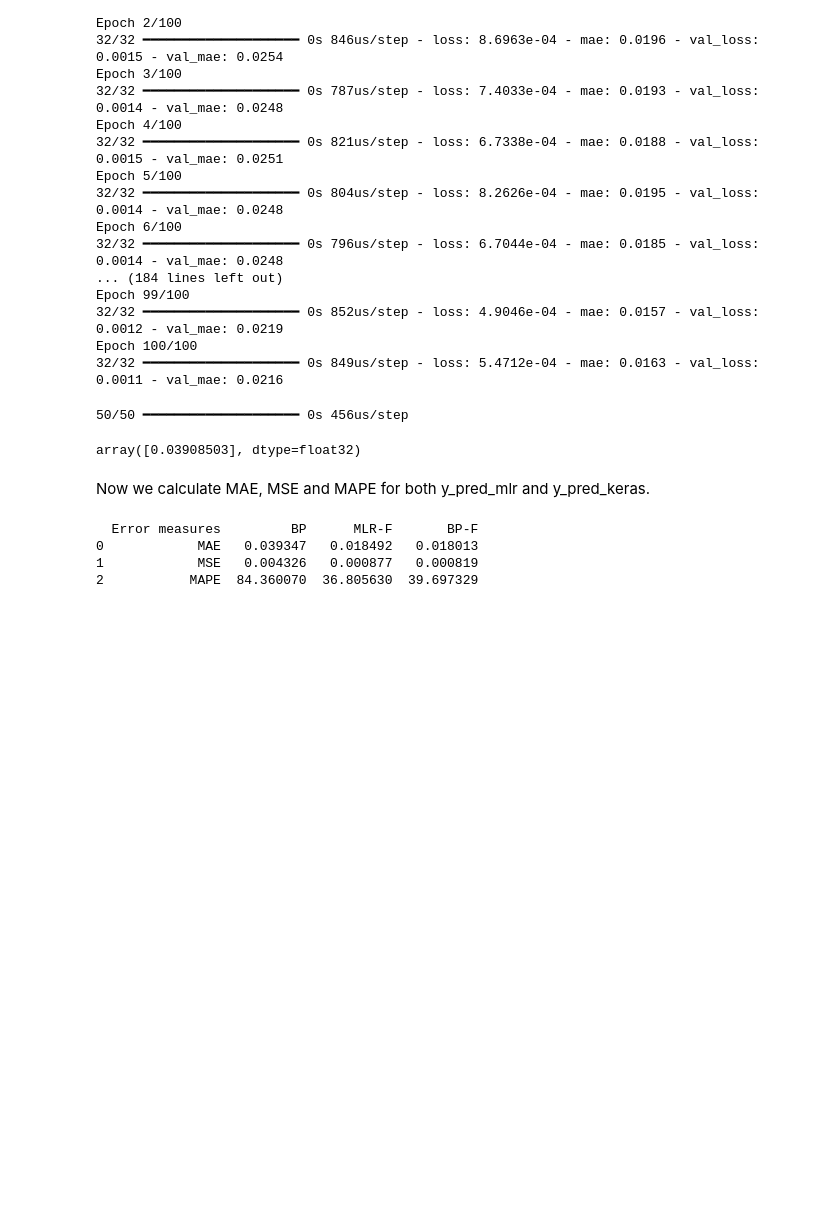
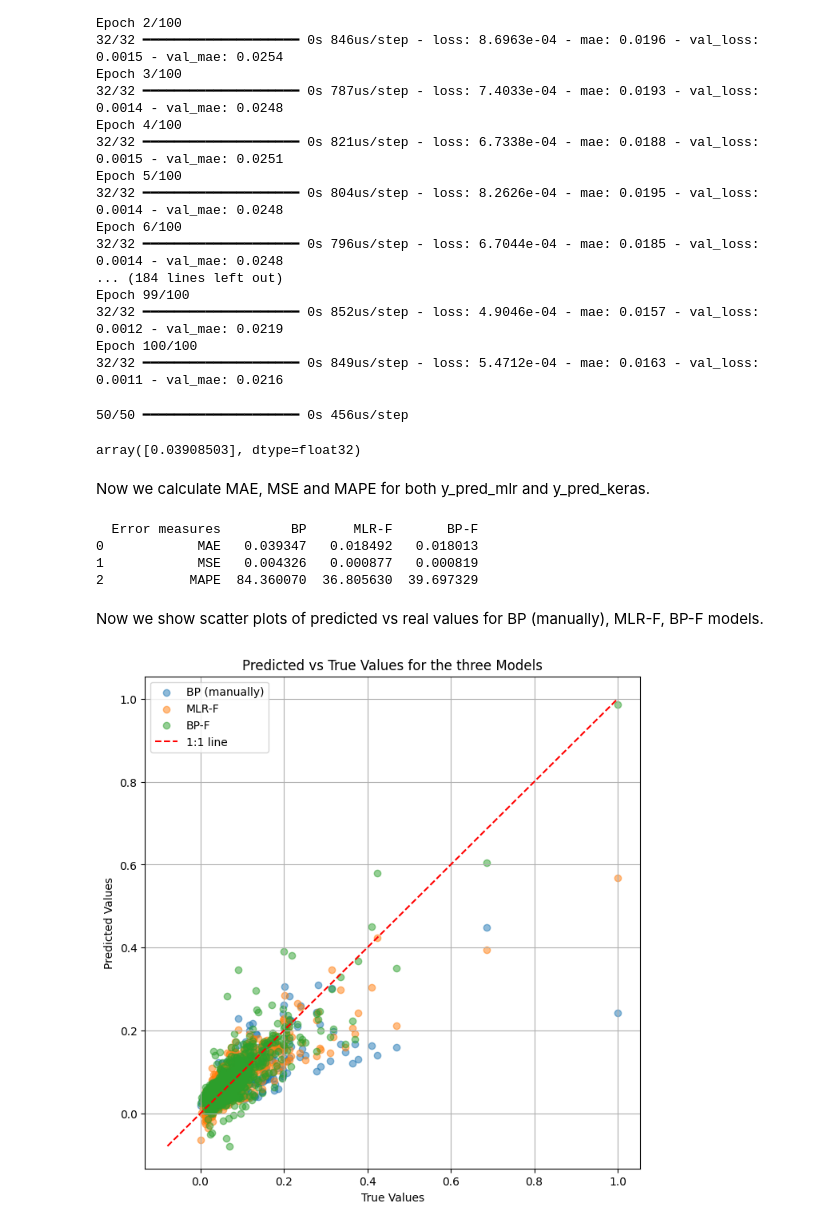
Before and after one commit to mananoreboton/A1-ManuelBueno, a Jupyter notebook: PredictionsComparison.ipynb, the cells around one changed output. Drawn from its saved outputs; the diff is of its cells as text; code cells hidden in the pictures; blank space fills up the shorter version.

Commit message:
WORKING: Notebook with "Predicted vs True Values for the three Models" plot

```diff
--- a/PredictionsComparison.ipynb
+++ b/PredictionsComparison.ipynb
@@ -385,3 +385,24 @@ print(model_comparison_results)
 0            MAE   0.039347   0.018492   0.018013
 1            MSE   0.004326   0.000877   0.000819
 2           MAPE  84.360070  36.805630  39.697329
+# %% [markdown]
+Now we show scatter plots of predicted vs real values for BP (manually), MLR-F, BP-F models.
+# %%
+plt.figure(figsize=(8, 8))
+plt.scatter(y_in, y_pred_bp_as_array, alpha=0.5, label='BP (manually)')
+plt.scatter(y_in, y_pred_mlr, alpha=0.5, label='MLR-F')
+plt.scatter(y_in, y_pred_keras, alpha=0.5, label='BP-F')
+
+# Plot a line for reference
+min_val = min(y_in.min(), y_pred_bp_as_array.min(), y_pred_mlr.min(), y_pred_keras.min())
+max_val = max(y_in.max(), y_pred_bp_as_array.max(), y_pred_mlr.max(), y_pred_keras.max())
+plt.plot([min_val, max_val], [min_val, max_val], 'r--', label='1:1 line')
+
+plt.xlabel('True Values')
+plt.ylabel('Predicted Values')
+plt.title('Predicted vs True Values for the three Models')
+plt.legend()
+plt.grid(True)
+plt.show()
+# %% [output]
+[figure, added]
```
